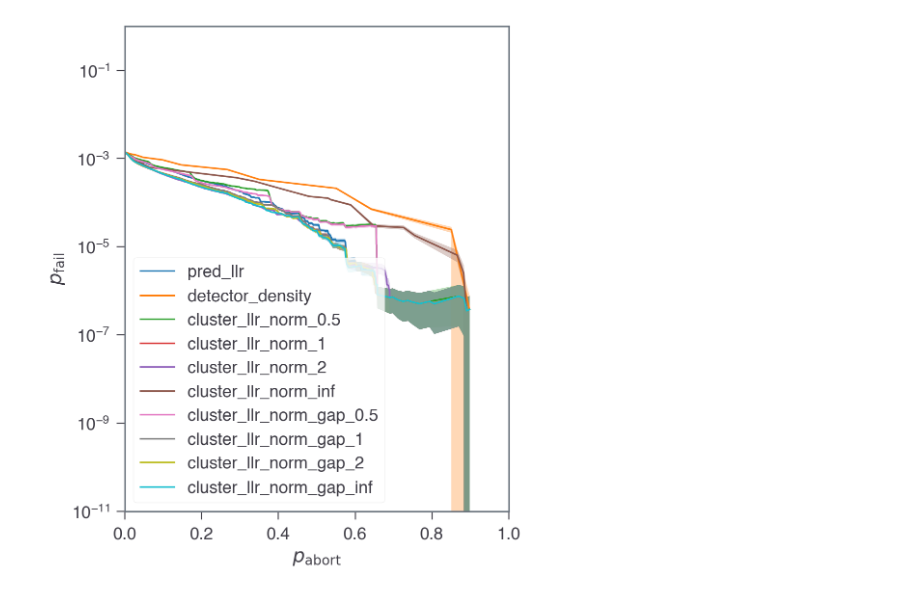
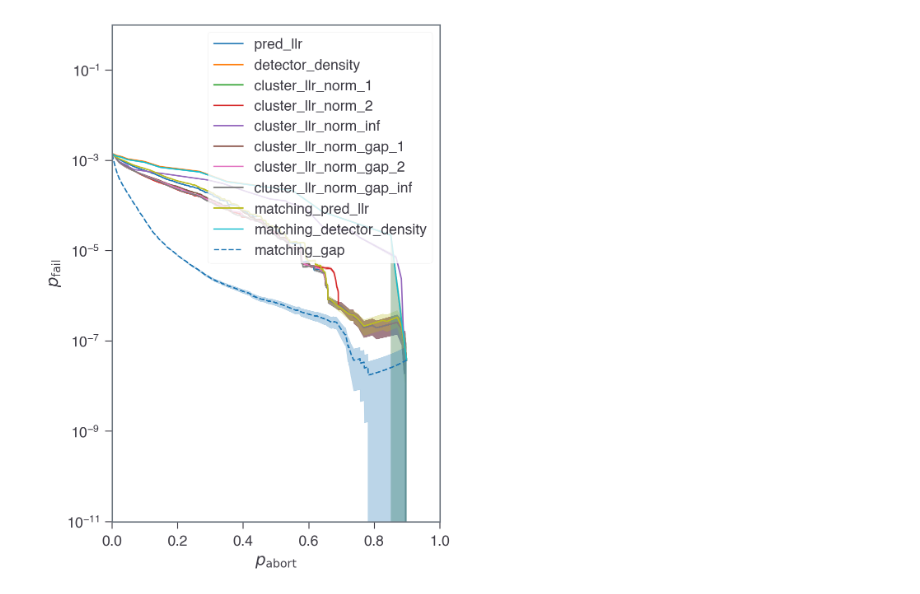
Before and after one commit to seokhyung-lee/ldpc-post-selection, a Jupyter notebook: simulations/analysis/surface_code_analysis.ipynb, the cells around one changed output. Cells and saved outputs as stored; diff of their text form; code cells hidden in the pictures.

Commit message:
Refactor histogram calculation and enhance data handling in simulation scripts

```diff
--- a/simulations/analysis/surface_code_analysis.ipynb
+++ b/simulations/analysis/surface_code_analysis.ipynb
@@ -68,13 +65,20 @@ ascending_confidences = {
     "cluster_llr_norm_gap": True,
 }
 
-orders = [0.5, 1, 2, np.inf]
+ascending_confidences_matching = {
+    "pred_llr": False,
+    "detector_density": False,
+    "gap": True,
+}
+
+orders = [1, 2, np.inf]
 # orders = [2]
 
 d = 5
 p = 0.005
 
 df_agg_dict = {}
+
 for by, ascending_confidence in ascending_confidences.items():
     print(
         f"\nAggregating data for {by} with ascending_confidence={ascending_confidence}..."
@@ -102,6 +106,24 @@ for by, ascending_confidence in ascending_confidences.items():
         df_agg_dict[key] = (df_agg, ascending_confidence)
 
     print("=============")
+
+for by, ascending_confidence in ascending_confidences_matching.items():
+    print(
+        f"\nAggregating data for {by} (matching) with ascending_confidence={ascending_confidence}..."
+    )
+    df_agg = aggregate_data(
+        by=by,
+        d=d,
+        p=p,
+        num_hist_bins=10000,
+        ascending_confidence=ascending_confidence,
+        data_dir="../data/surface_code_matching",
+        verbose=False,
+    )
+    key = "matching_" + by
+    df_agg_dict[key] = (df_agg, ascending_confidence)
+
+    print("=============")
 # %% [output]
 Aggregating data for pred_llr with ascending_confidence=False...
 =============
@@ -142,7 +171,7 @@ def error_band_plot(x, y, delta_y, ax=None, color=None, alpha=0.3, **kwargs):
         color=color,
     )
 # %%
-fig, ax = plt.subplots(figsize=(DFT_FIG_WIDTH, 6))
+fig, ax = plt.subplots(figsize=(DFT_FIG_WIDTH, 7))
 
 T = d
 
@@ -156,32 +185,32 @@ for by, df_ps in df_ps_dict.items():
     delta_p_fail_col = "delta_p_fail_conv" if use_conv else "delta_p_fail"
 
     df_ps = df_ps.sort_values(by=p_abort_col)
     p_abort = df_ps[p_abort_col].values
     p_fail = df_ps[p_fail_col].values / T
     delta_p_fail = df_ps[delta_p_fail_col].values / T
     data_plots[by] = (p_abort, p_fail, delta_p_fail)
 
     error_band_plot(
         p_abort,
         p_fail,
         delta_p_fail,
         color=COLORS(i % 10),
         linestyle="-" if i < 10 else "--",
         label=by,
         ax=ax,
     )
     i += 1
 
 # ax.set_xscale("log")
 ax.set_xlim(0, 1)
 ax.set_yscale("log")
 ax.legend()
 ax.set_ylim(1e-11, 1)
 
 ax.set_xlabel(r"$p_\mathrm{abort}$")
 ax.set_ylabel(r"$p_\mathrm{fail}$")
 
 fig.tight_layout()
 # %% [output]
-[figure, old version]
+[figure, new version]
 # %%
```
Also changed, not shown: parts of 3 cells of this notebook, 3 other files.
